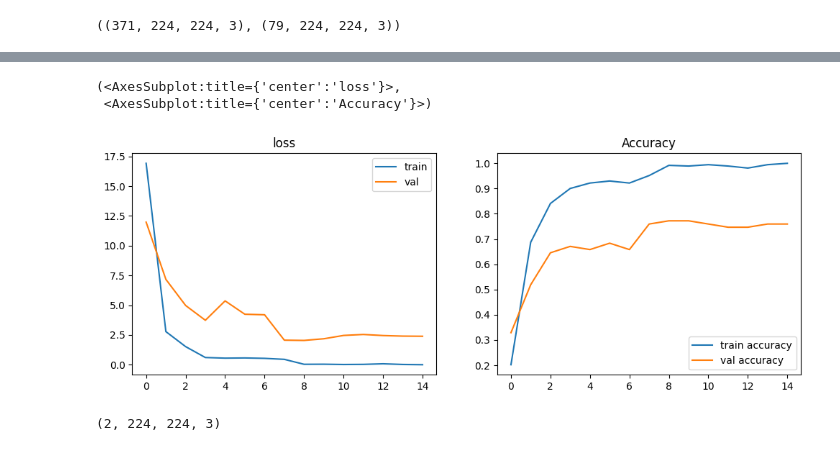
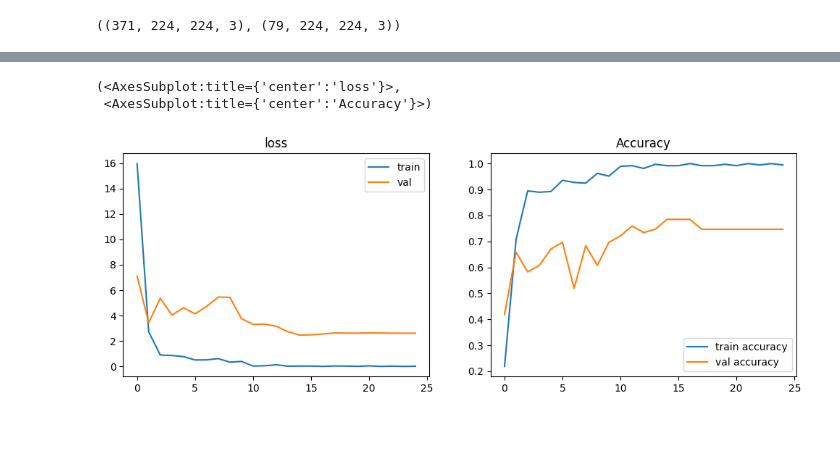
Before and after one commit to minifigNET/mfnet-proj, a Jupyter notebook: notebooks/Francois's notebook.ipynb, the cells around one changed output, grey strips where cells are left out. Cells and saved outputs as stored; diff of their text form; code cells hidden in the pictures.

Commit message:
Updated Francois notebook with best transfer learning model

```diff
--- a/notebooks/Francois's notebook.ipynb
+++ b/notebooks/Francois's notebook.ipynb
@@ -95,23 +189,24 @@ from tensorflow.keras.callbacks import EarlyStopping,ReduceLROnPlateau
 import tensorflow as tf
 from tensorflow.keras.optimizers import Adam
 
-model = create_model((224,224,3))
+model = create_model()
 model.compile(loss = 'sparse_categorical_crossentropy',
              optimizer = Adam(learning_rate=0.001),
              metrics = ['accuracy'])
-es = EarlyStopping(monitor = 'val_loss',
-                               patience = 6,
-                               mode = 'min',
+es = EarlyStopping(monitor = 'val_accuracy',
+                               patience = 10,
+                               mode = 'max',
                                restore_best_weights = True)
-reduce_lr = ReduceLROnPlateau(monitor='val_loss', factor=0.2,
+reduce_lr = ReduceLROnPlateau(monitor='val_accuracy', factor=0.2,
                               patience=3,
                               min_lr=0.00001)
 with tf.device('/GPU:0'):
     history = model.fit(
-        train_flow,
-        validation_data = valid_flow,
+        X_train/255,
+        y_train,
+        validation_data = (X_test/255,y_test),
         epochs = 100,
-        verbose=1,
+        verbose=2,
         callbacks = [es,reduce_lr]
         )
 # %% [output]
@@ -180,0 +264,20 @@ def plot_history(history, title='', axs=None, exp_name=""):
+# %%
+model = create_model()
+model.compile(loss = 'sparse_categorical_crossentropy',
+             optimizer = Adam(learning_rate=0.001),
+             metrics = ['accuracy'])
+es = EarlyStopping(monitor = 'val_accuracy',
+                               patience = 10,
+                               mode = 'max',
+                               restore_best_weights = True)
+reduce_lr = ReduceLROnPlateau(monitor='val_accuracy', factor=0.2,
+                              patience=3,
+                              min_lr=0.00001)
+with tf.device('/GPU:0'):
+    history = model.fit(
+        train_flow,
+        validation_data = valid_flow,
+        epochs = 100,
+        verbose=2,
+        callbacks = [es,reduce_lr]
+        )
@@ -181,13 +307,6 @@ def plot_history(history, title='', axs=None, exp_name=""):
 # %%
-plot_history(history, title='small dataset', axs=None, exp_name="")
+plot_history(history, title='With data augmentation', axs=None, exp_name="")
 # %% [output]
 (<AxesSubplot:title={'center':'loss'}>,
  <AxesSubplot:title={'center':'Accuracy'}>)
-[figure, old version]
+[figure, new version]
-# %%
-X_pred_1 = np.asarray(Image.open(f'/{cwr}/raw_data/test/001.jpg').resize((224, 224)))
-X_pred_2 = np.asarray(Image.open(f'/{cwr}/raw_data/test/006.jpg').resize((224, 224)))
-preds = np.stack((X_pred_1,X_pred_2),axis=0) / 255
-preds.shape
-# %% [output]
-(2, 224, 224, 3)
```
Also changed, not shown: parts of 21 cells of this notebook.
